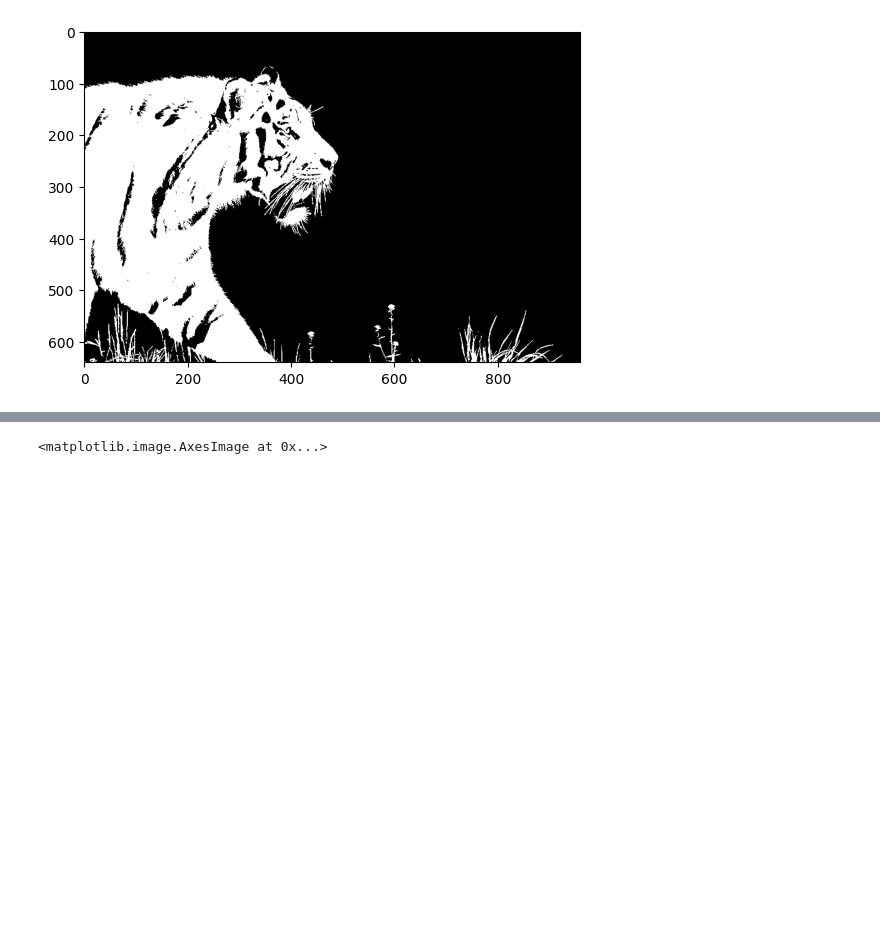
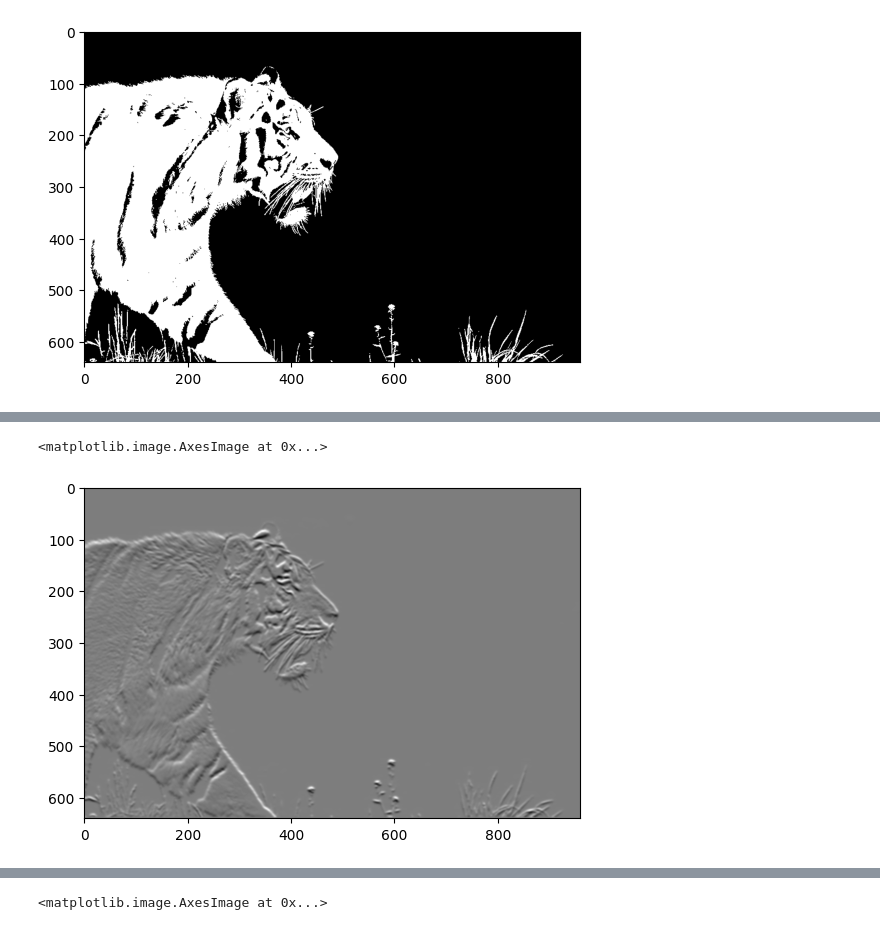
Before and after one commit to aiaaee/Analyse_Simple_Image, a Jupyter notebook: Image_Analyzing2.ipynb, the cells around one changed output, grey strips where cells are left out. Drawn from its saved outputs; the diff is of its cells as text; code cells hidden in the pictures; blank space fills up the shorter version.

```diff
--- a/Image_Analyzing2.ipynb
+++ b/Image_Analyzing2.ipynb
@@ -63,0 +64,6 @@ plt.imshow(xSobel , cmap='gray')
+# %%
+ySobel = cv2.Sobel(src=img , ddepth=cv2.CV_64F , dx = 0 , dy = 1 , ksize=15)
+plt.imshow(ySobel , cmap='gray')
+# %% [output]
+<matplotlib.image.AxesImage at 0x...>
+[figure, added]
```
Also changed, not shown: parts of 2 cells of this notebook.
